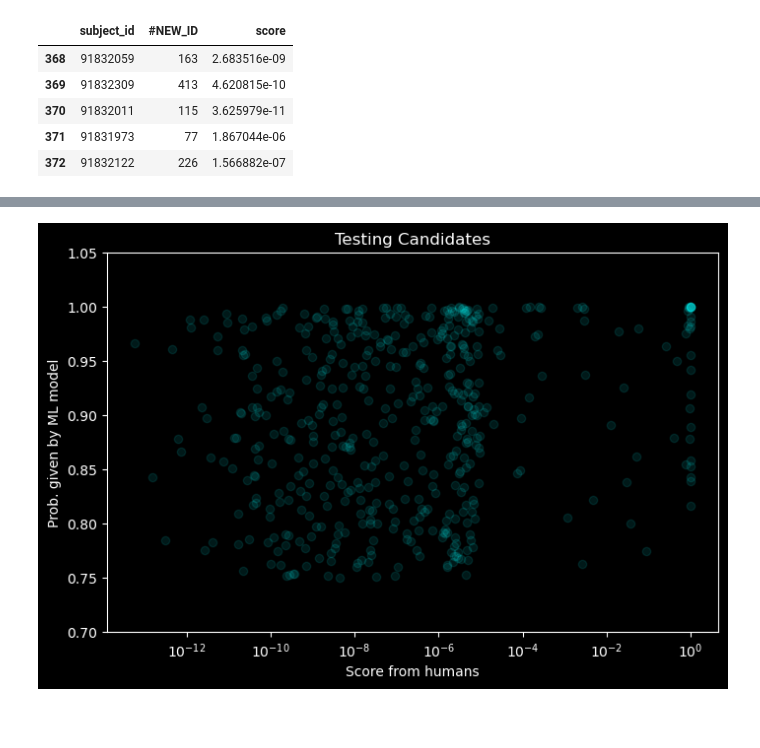
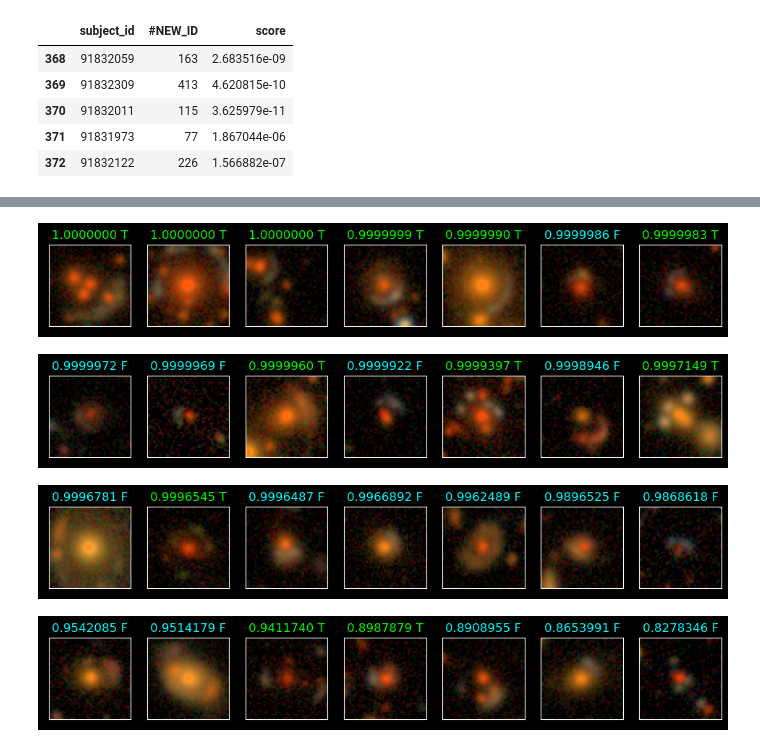
Before and after one commit to JimenaGonzalez/SpaceWarps_Inspection, a Jupyter notebook: initial/for_test/results/Gallery.ipynb, the cells around one changed output, grey strips where cells are left out. Saved outputs shown, nothing was run; the diff lists cells and outputs as text; code cells hidden in the pictures; blank space fills up the shorter version.

```diff
--- a/initial/for_test/results/Gallery.ipynb
+++ b/initial/for_test/results/Gallery.ipynb
@@ -115,15 +128,8 @@ make_plot_all(images[0:n], 'title', data.iloc[0:n], 9, 45, (0, 0, 0))
-# %%
-data.columns
-
-plt.figure(figsize=(8,5))
-
-plt.title('Testing Candidates')
-plt.xlabel('Score from humans')
-plt.ylabel('Prob. given by ML model')
-plt.xscale("log")
-plt.ylim(0.7, 1.05)
-plt.scatter(data['score'], data['PROB'], color = 'cyan', alpha = 0.1)
-#plt.plot(x, y, color='w')
-plt.show()
-# %% [output]
-[figure, old version]
+# %%
+n = 28
+make_plot_all(images[0:n], 'title', data.iloc[0:n], 9, 45, (0, 0, 0))
+# %% [output]
+[figure, added]
+[figure, added]
+[figure, added]
+[figure, added]
```
Also changed, not shown: parts of 4 cells of this notebook.
